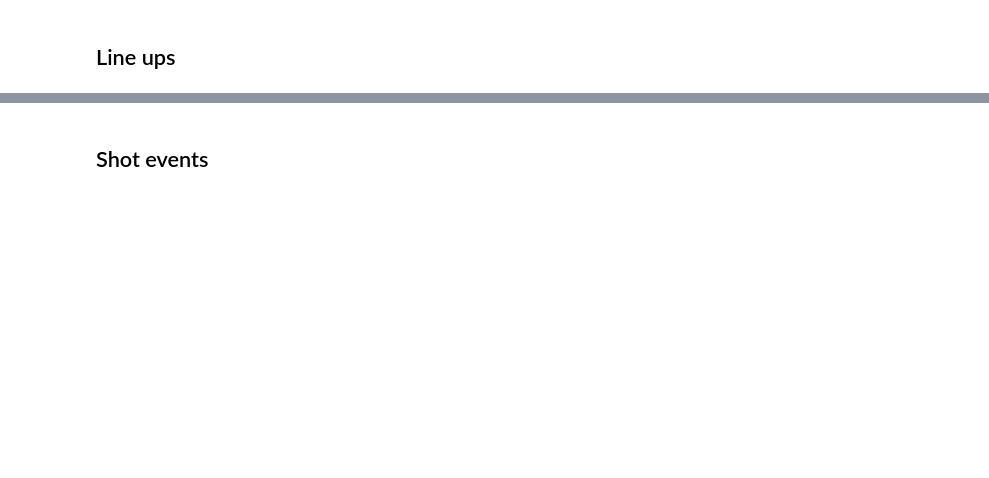
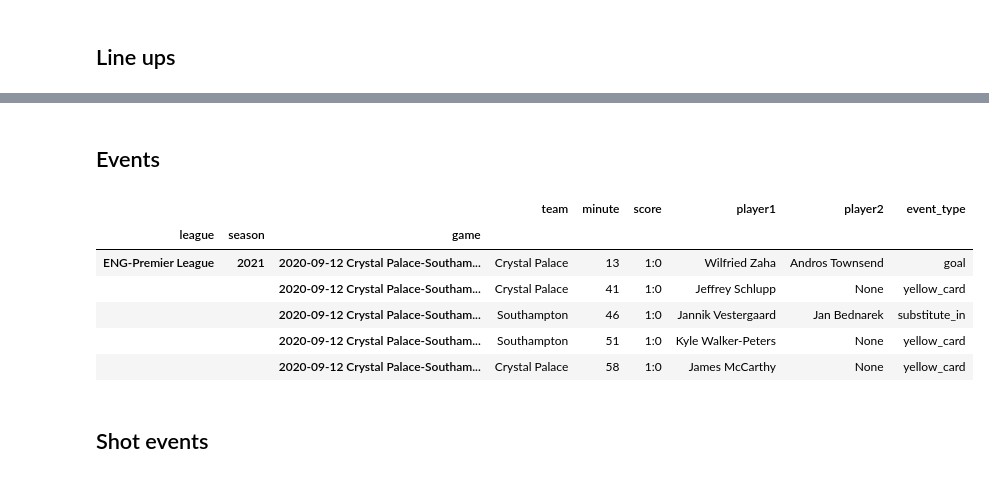
Before and after one commit to probberechts/soccerdata, a Jupyter notebook: docs/datasources/FBref.ipynb, the cells around one changed output, grey strips where cells are left out. Drawn from its saved outputs; the diff is of its cells as text; code cells hidden in the pictures; blank space fills up the shorter version.

```diff
--- a/docs/datasources/FBref.ipynb
+++ b/docs/datasources/FBref.ipynb
@@ -105,3 +118,16 @@ player_match_stats.head()
+# %% [markdown]
+## Events
+# %%
+events = fbref.read_events(match_id='db261cb0')
+events.head()
+# %% [output]
+|  |  |  | team | minute | score | player1 | player2 | event_type |
+| league | season | game |  |  |  |  |  |  |
+| ENG-Premier League | 2021 | 2020-09-12 Crystal Palace-Southam... | Crystal Palace | 13 | 1:0 | Wilfried Zaha | Andros Townsend | goal |
+|  |  | 2020-09-12 Crystal Palace-Southam... | Crystal Palace | 41 | 1:0 | Jeffrey Schlupp | None | yellow_card |
+|  |  | 2020-09-12 Crystal Palace-Southam... | Southampton | 46 | 1:0 | Jannik Vestergaard | Jan Bednarek | substitute_in |
+|  |  | 2020-09-12 Crystal Palace-Southam... | Southampton | 51 | 1:0 | Kyle Walker-Peters | None | yellow_card |
+|  |  | 2020-09-12 Crystal Palace-Southam... | Crystal Palace | 58 | 1:0 | James McCarthy | None | yellow_card |
 # %% [markdown]
 ## Shot events
 # %%
```
Also changed, not shown: parts of 12 cells of this notebook, 3 other files.
